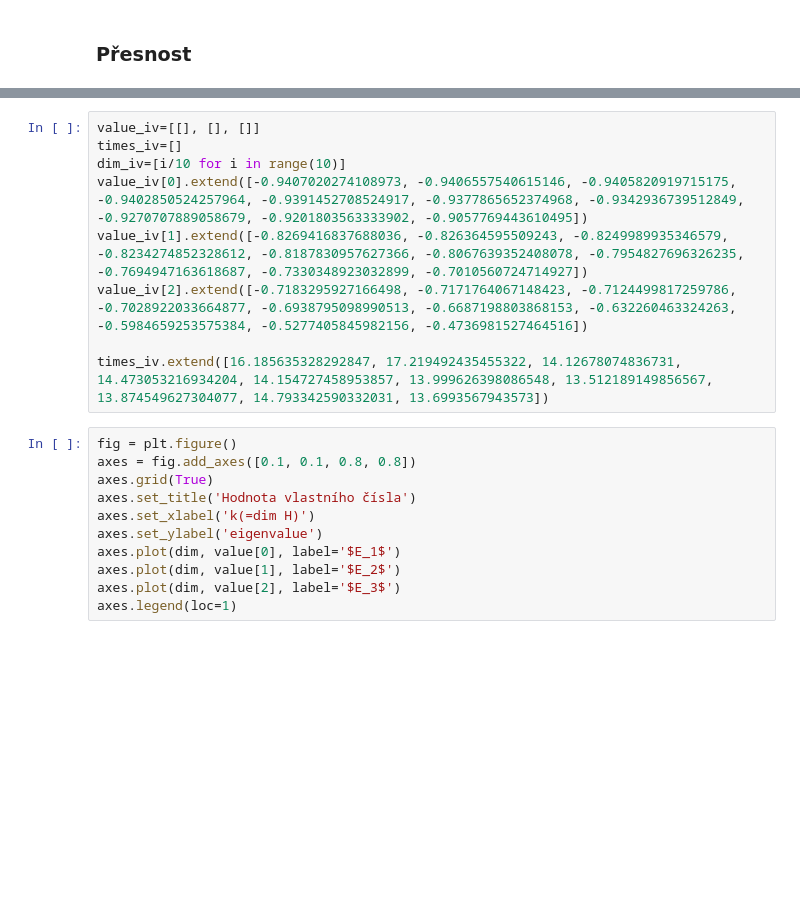
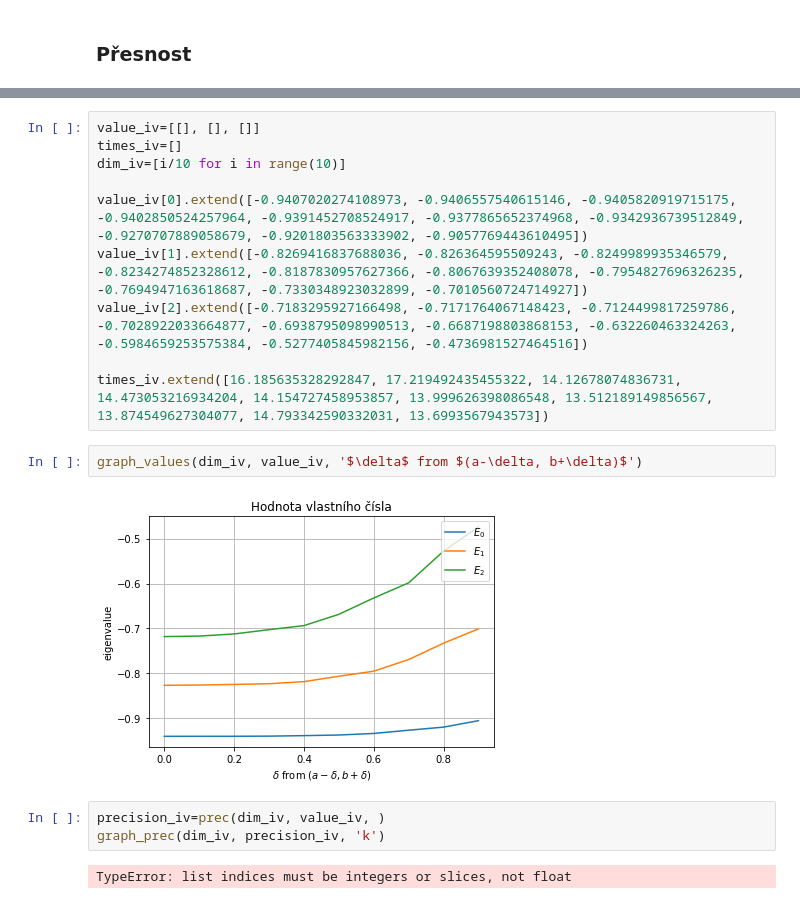
Before and after one commit to Yennda/numethods, a Jupyter notebook: Numerical_methods.ipynb, the cells around one changed output, grey strips where cells are left out. Drawn from its saved outputs; the diff is of its cells as text; blank space fills up the shorter version.

```diff
--- a/Numerical_methods.ipynb
+++ b/Numerical_methods.ipynb
@@ -184,19 +187,18 @@ axes.legend(loc=3)
 value_iv=[[], [], []]
 times_iv=[]
 dim_iv=[i/10 for i in range(10)]
+
 value_iv[0].extend([-0.9407020274108973, -0.9406557540615146, -0.9405820919715175, -0.9402850524257964, -0.9391452708524917, -0.9377865652374968, -0.9342936739512849, -0.9270707889058679, -0.9201803563333902, -0.9057769443610495])
 value_iv[1].extend([-0.8269416837688036, -0.826364595509243, -0.8249989935346579, -0.8234274852328612, -0.8187830957627366, -0.8067639352408078, -0.7954827696326235, -0.7694947163618687, -0.7330348923032899, -0.7010560724714927])
 value_iv[2].extend([-0.7183295927166498, -0.7171764067148423, -0.7124499817259786, -0.7028922033664877, -0.6938795098990513, -0.6687198803868153, -0.632260463324263, -0.5984659253575384, -0.5277405845982156, -0.4736981527464516])
 
 times_iv.extend([16.185635328292847, 17.219492435455322, 14.12678074836731, 14.473053216934204, 14.154727458953857, 13.999626398086548, 13.512189149856567, 13.874549627304077, 14.793342590332031, 13.6993567943573])
-# %%
-fig = plt.figure()
-axes = fig.add_axes([0.1, 0.1, 0.8, 0.8])
-axes.grid(True)
-axes.set_title('Hodnota vlastního čísla')
-axes.set_xlabel('k(=dim H)')
-axes.set_ylabel('eigenvalue')
-axes.plot(dim, value[0], label='$E_1$')
-axes.plot(dim, value[1], label='$E_2$')
-axes.plot(dim, value[2], label='$E_3$')
-axes.legend(loc=1)
+# %%
+graph_values(dim_iv, value_iv, '$\delta$ from $(a-\delta, b+\delta)$')
+# %% [output]
+[figure, added]
+# %%
+precision_iv=prec(dim_iv, value_iv, )
+graph_prec(dim_iv, precision_iv, 'k')
+# %% [output]
+TypeError: list indices must be integers or slices, not float
```
Also changed, not shown: parts of 8 cells of this notebook.
